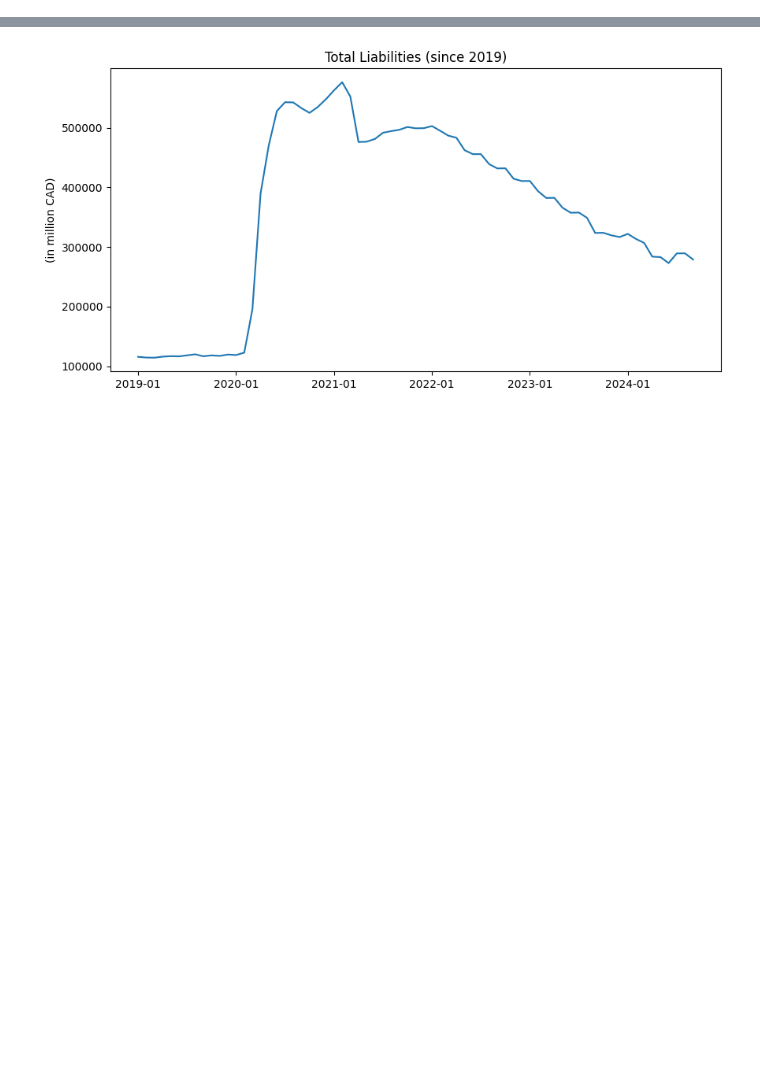
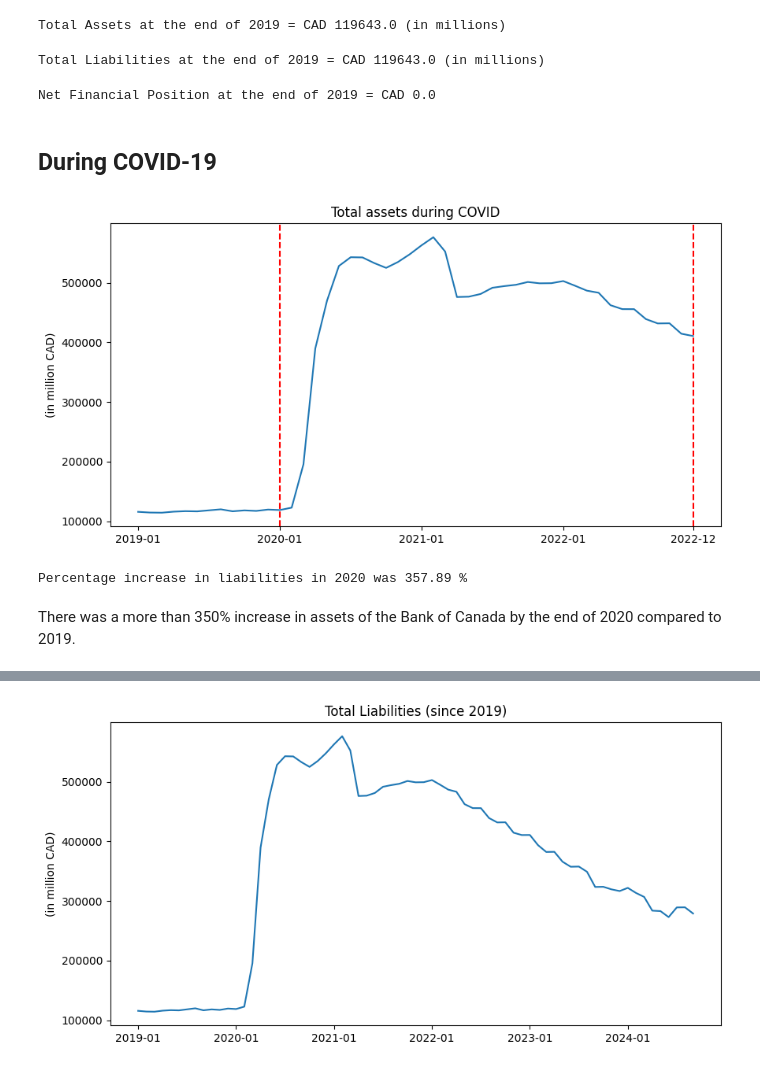
Before and after one commit to vanshuwjoshi/Bank-of-Canada-Assets-and-Liabilities, a Jupyter notebook: data_reporting.ipynb, the cells around one changed output, grey strips where cells are left out. Cells and saved outputs as stored; diff of their text form; code cells hidden in the pictures; blank space fills up the shorter version.

```diff
--- a/data_reporting.ipynb
+++ b/data_reporting.ipynb
@@ -27,0 +40,58 @@ plt.show()
+# %%
+print(
+    "Total Assets at the end of 2019 = CAD",
+    data[
+        (data["Assets and liabilities"] == "Total assets")
+        & (data["REF_DATE"] == "2019-12")
+    ]["VALUE"].values[0],
+    "(in millions)"
+)
+# %% [output]
+Total Assets at the end of 2019 = CAD 119643.0 (in millions)
+# %%
+print(
+    "Total Liabilities at the end of 2019 = CAD",
+    data[
+        (data["Assets and liabilities"] == "Total liabilities")
+        & (data["REF_DATE"] == "2019-12")
+    ]["VALUE"].values[0],
+    "(in millions)"
+)
+# %% [output]
+Total Liabilities at the end of 2019 = CAD 119643.0 (in millions)
+# %%
+print(
+    "Net Financial Position at the end of 2019 = CAD",
+    data[
+        (data["Assets and liabilities"] == "Total assets")
+        & (data["REF_DATE"] == "2019-12")
+    ]["VALUE"].values[0]
+    - data[
+        (data["Assets and liabilities"] == "Total liabilities")
+        & (data["REF_DATE"] == "2019-12")
+    ]["VALUE"].values[0],
+)
+# %% [output]
+Net Financial Position at the end of 2019 = CAD 0.0
+# %% [markdown]
+## During COVID-19
+# %%
+plt.figure(figsize=(10, 5))
+sns.lineplot(
+    data=data[
+        (data["Assets and liabilities"] == "Total assets")
+        & (data["REF_DATE"] >= "2019-01")
+        & (data["REF_DATE"] <= "2022-12")
+    ],
+    x="REF_DATE",
+    y="VALUE",
+)
+plt.axvline(x="2020-01", linestyle='--',color='red')
+plt.axvline(x="2022-12", linestyle='--',color='red')
+plt.xticks(["2019-01", "2020-01", "2021-01", "2022-01", "2022-12"])
+plt.xlabel("")
+plt.ylabel("(in million CAD)")
+plt.title("Total assets during COVID")
+plt.show()
+# %% [output]
+[figure, added]
@@ -27,0 +105,12 @@ plt.show()
+# %%
+print(
+    "Percentage increase in liabilities in 2020 was",
+    round(
+        ((assets_end_2020 - assets_end_2019) / assets_end_2019) * 100, 2
+    ),
+    "%",
+)
+# %% [output]
+Percentage increase in liabilities in 2020 was 357.89 %
+# %% [markdown]
+There was a more than 350% increase in assets of the Bank of Canada by the end of 2020 compared to 2019.
```
Also changed, not shown: parts of 9 cells of this notebook.
